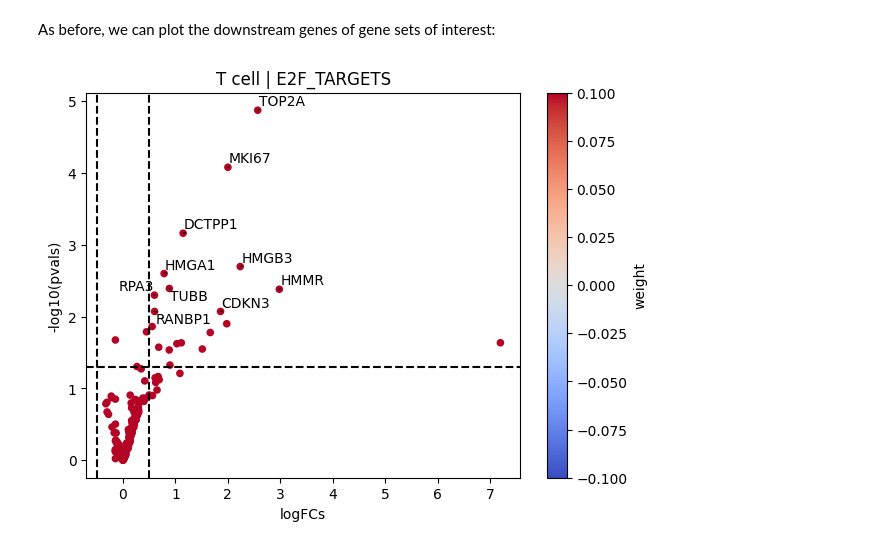
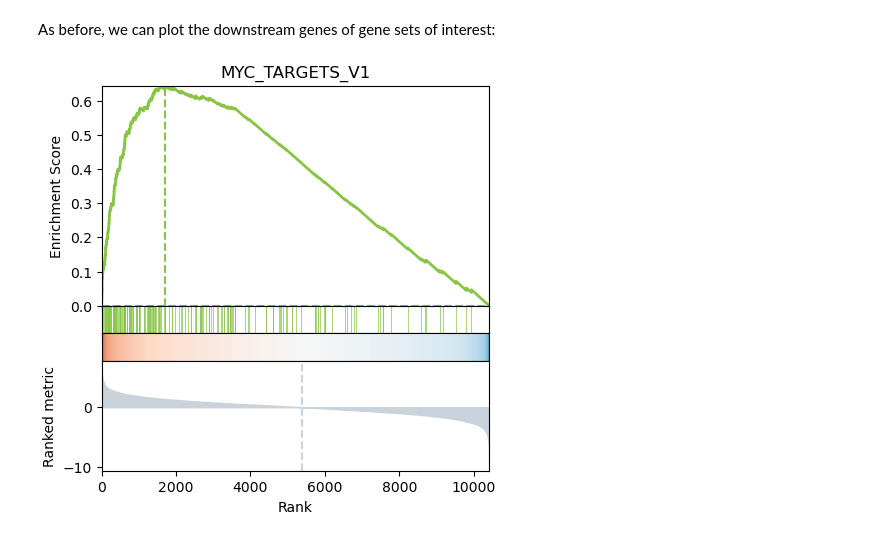
Before and after one commit to saezlab/decoupler-py, a Jupyter notebook: docs/source/notebooks/pseudobulk.ipynb, the cells around one changed output. Saved outputs shown, nothing was run; the diff lists cells and outputs as text; code cells hidden in the pictures.

```diff
--- a/docs/source/notebooks/pseudobulk.ipynb
+++ b/docs/source/notebooks/pseudobulk.ipynb
@@ -171,0 +178,6 @@ AnnData object with n_obs × n_vars = 30 × 17306
+# %%
+pp_pdata = pdata.copy()
+sc.pp.normalize_total(pp_pdata, target_sum=1e6) #library size normalisation
+sc.pp.log1p(pp_pdata) # log(1+p) transformation
+sc.pp.scale(pp_pdata, max_value=10)
+sc.tl.pca(pp_pdata, n_comps=10)
@@ -171,0 +192,6 @@ AnnData object with n_obs × n_vars = 30 × 17306
+# %%
+dc.get_metadata_associations(pp_pdata,
+                             obs_keys = ['sex', 'disease', 'cell_type', 'psbulk_n_cells', 'psbulk_counts'], #metadata columns to associate to PCs
+                             obsm_key='X_pca', #where the PCs are stored
+                             uns_key='pca_anova', #where the results are stored
+                             inplace=True)
@@ -610,6 +645,6 @@ dc.plot_barplot(enr_pvals, 'T cell', top=25, vertical=True)
 As before, we can plot the downstream genes of gene sets of interest:
 # %%
 # Plot
-dc.plot_volcano(logFCs, pvals, 'T cell', name='E2F_TARGETS', net=msigdb, top=10, sign_thr=0.05, lFCs_thr=0.5, source='geneset', target='genesymbol', weight=None)
+dc.plot_running_score(results_df, stat='stat', net=msigdb, source = 'geneset', target='genesymbol', set_name='MYC_TARGETS_V1')
 # %% [output]
-[figure, old version]
+[figure, new version]
```
Also changed, not shown: parts of 32 cells of this notebook.
